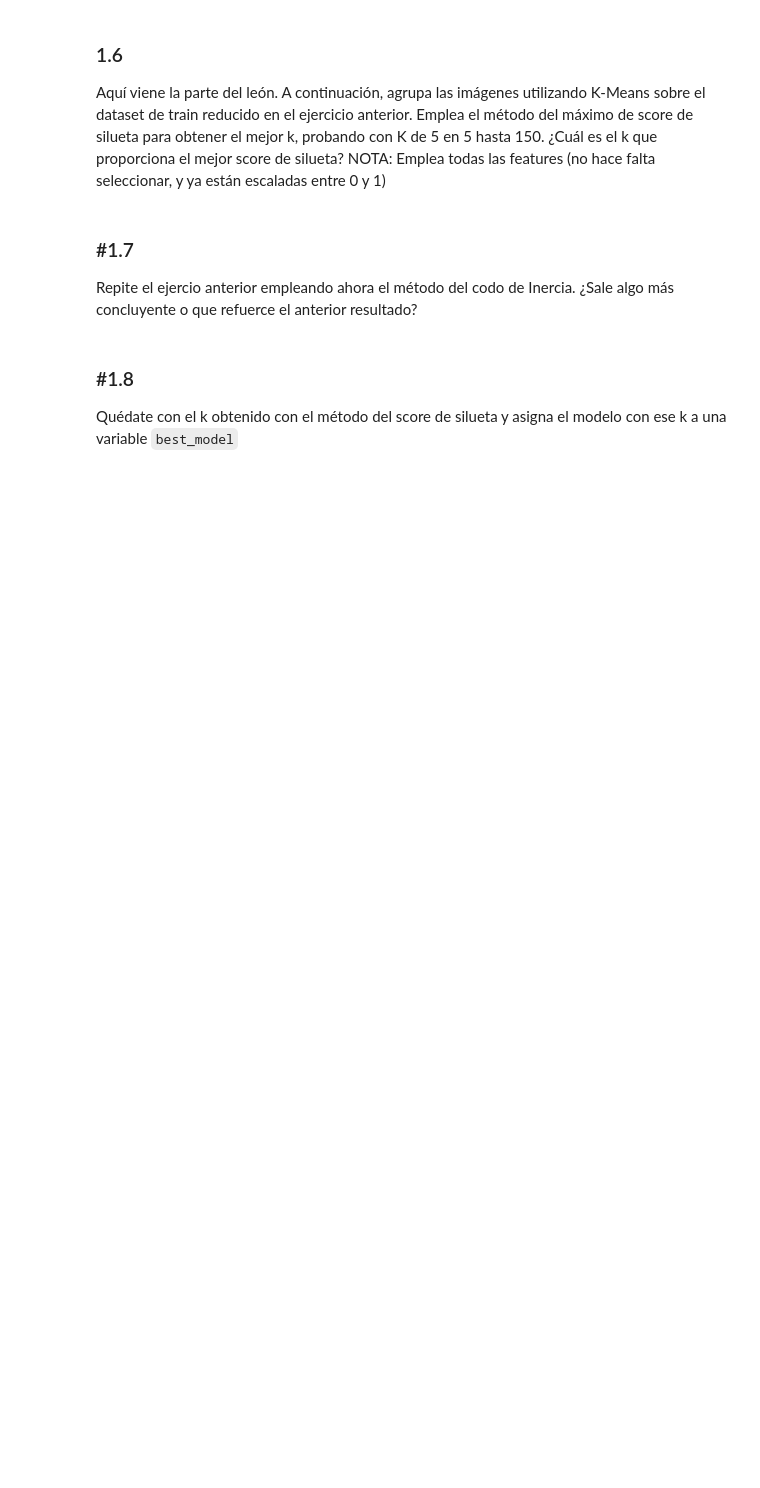
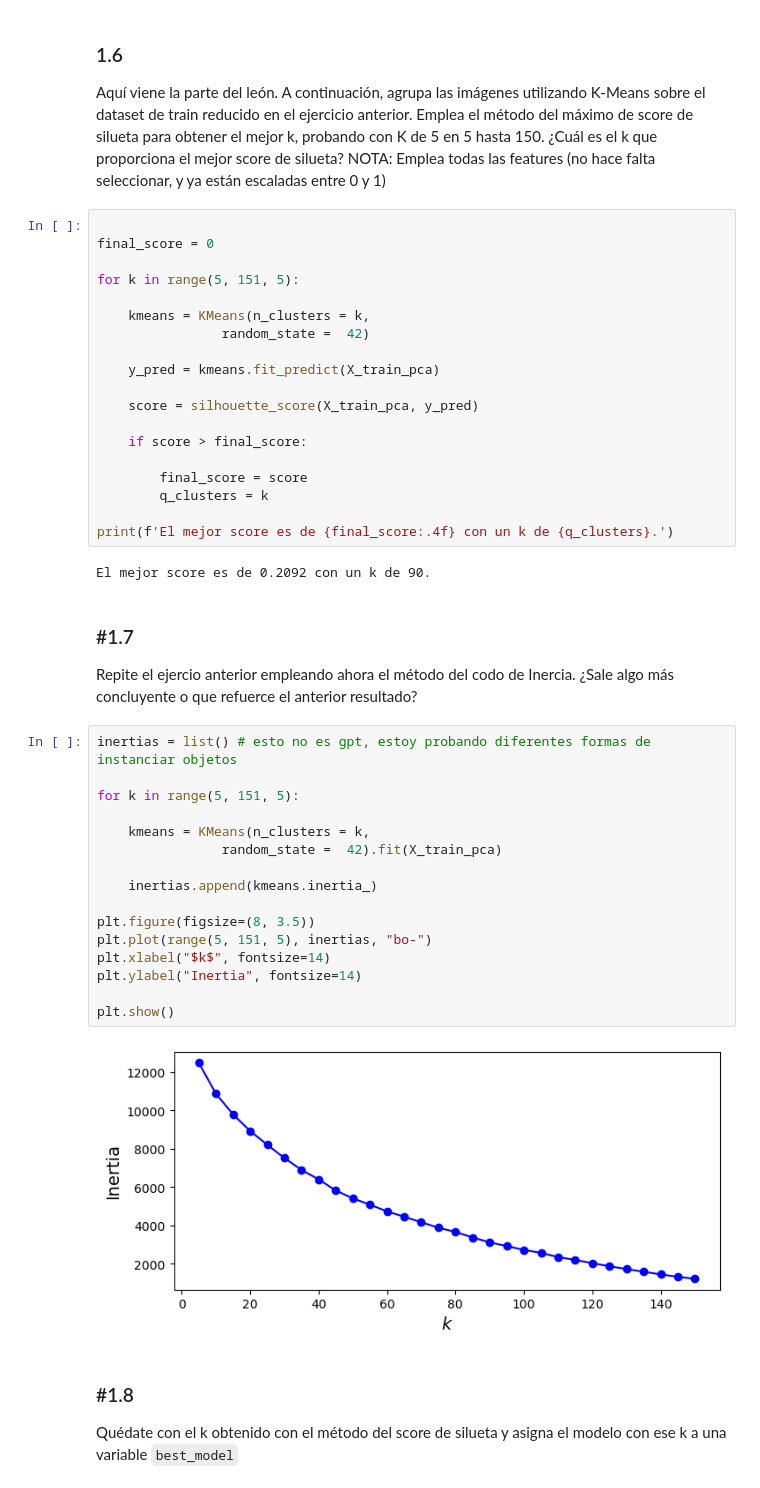
Before and after one commit to UnaiSalas/ONLINE_DS_THEBRIDGE_UNAI_SALAS, a Jupyter notebook: 04_Machine_Learning/Sprint_15/Unidad_01/Practica_Obligatoria/18_Practica_Obligatoria_Clustering_I.ipynb, the cells around one changed output. Saved outputs shown, nothing was run; the diff lists cells and outputs as text; blank space fills up the shorter version.

```diff
--- a/04_Machine_Learning/Sprint_15/Unidad_01/Practica_Obligatoria/18_Practica_Obligatoria_Clustering_I.ipynb
+++ b/04_Machine_Learning/Sprint_15/Unidad_01/Practica_Obligatoria/18_Practica_Obligatoria_Clustering_I.ipynb
@@ -140,10 +190,49 @@ pca.n_components_
 ### 1.6
 
 Aquí viene la parte del león. A continuación, agrupa las imágenes utilizando K-Means sobre el dataset de train reducido en el ejercicio anterior. Emplea el método del máximo de score de silueta para obtener el mejor k, probando con K de 5 en 5 hasta 150. ¿Cuál es el k que proporciona el mejor score de silueta? NOTA: Emplea todas las features (no hace falta seleccionar, y ya están escaladas entre 0 y 1)
+# %%
+
+final_score = 0
+
+for k in range(5, 151, 5):
+
+    kmeans = KMeans(n_clusters = k,
+                random_state =  42)
+
+    y_pred = kmeans.fit_predict(X_train_pca)
+
+    score = silhouette_score(X_train_pca, y_pred)
+
+    if score > final_score:
+
+        final_score = score
+        q_clusters = k
+
+print(f'El mejor score es de {final_score:.4f} con un k de {q_clusters}.')
+# %% [output]
+El mejor score es de 0.2092 con un k de 90.
 # %% [markdown]
 ### #1.7
 
 Repite el ejercio anterior empleando ahora el método del codo de Inercia. ¿Sale algo más concluyente o que refuerce el anterior resultado?
+# %%
+inertias = list() # esto no es gpt, estoy probando diferentes formas de instanciar objetos
+
+for k in range(5, 151, 5):
+
+    kmeans = KMeans(n_clusters = k,
+                random_state =  42).fit(X_train_pca)
+
+    inertias.append(kmeans.inertia_)
+
+plt.figure(figsize=(8, 3.5))
+plt.plot(range(5, 151, 5), inertias, "bo-")
+plt.xlabel("$k$", fontsize=14)
+plt.ylabel("Inertia", fontsize=14)
+
+plt.show()
+# %% [output]
+[figure, added]
 # %% [markdown]
 ### #1.8
 
```
Also changed, not shown: parts of 9 cells of this notebook.
